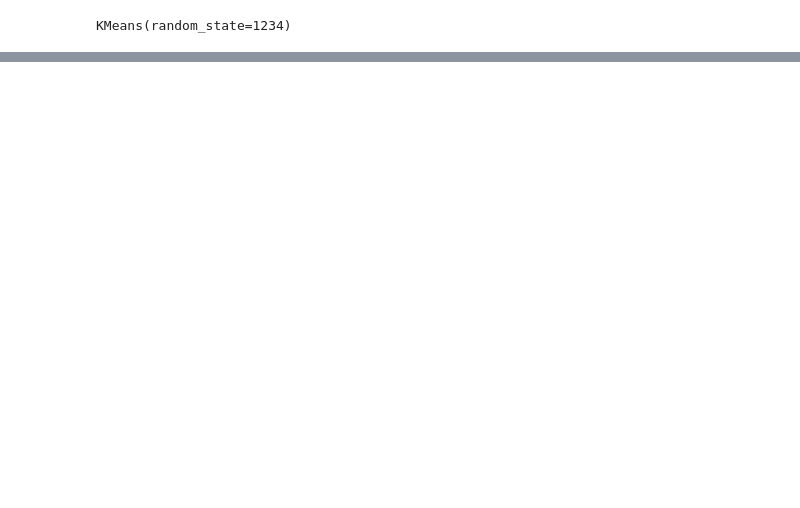
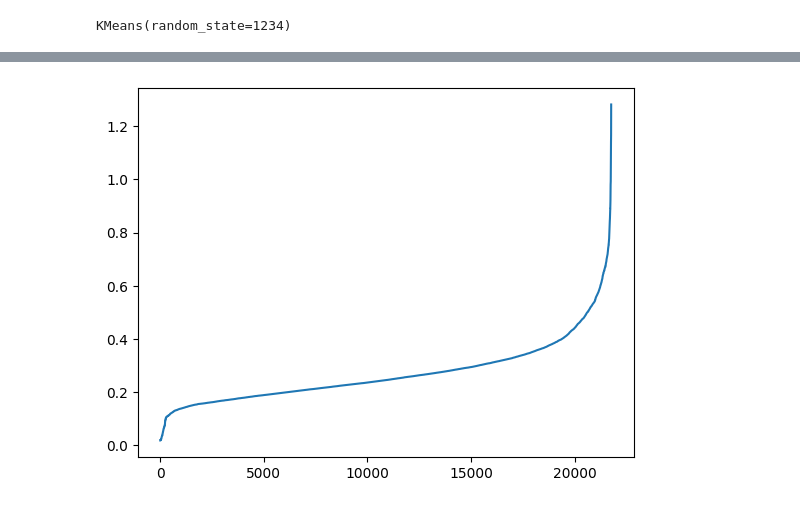
Before and after one commit to ironhack-labs/lab-unsupervised-learning-intro, a Jupyter notebook: lab26.ipynb, the cells around one changed output, grey strips where cells are left out. Cells and saved outputs as stored; diff of their text form; code cells hidden in the pictures; blank space fills up the shorter version.

```diff
--- a/lab26.ipynb
+++ b/lab26.ipynb
@@ -267,0 +260,3 @@ plt.show()
+# %%
+x_prep=Normalized
+x_prep.head()
@@ -267,0 +270,13 @@ plt.show()
+# %%
+# Epsilon
+import numpy as np
+
+k = len(x_prep.columns) + 1 #best practice for a starting point
+nearest_neighbors = NearestNeighbors(n_neighbors=k)
+neighbors=nearest_neighbors.fit(x_prep)
+distances,indices=neighbors.kneighbors(x_prep)
+distances = np.sort(distances[:,-1],axis=0)
+plt.plot(distances)
+plt.show()
+# %% [output]
+[figure, added]
```
Also changed, not shown: parts of 23 cells of this notebook, 4 other files.
